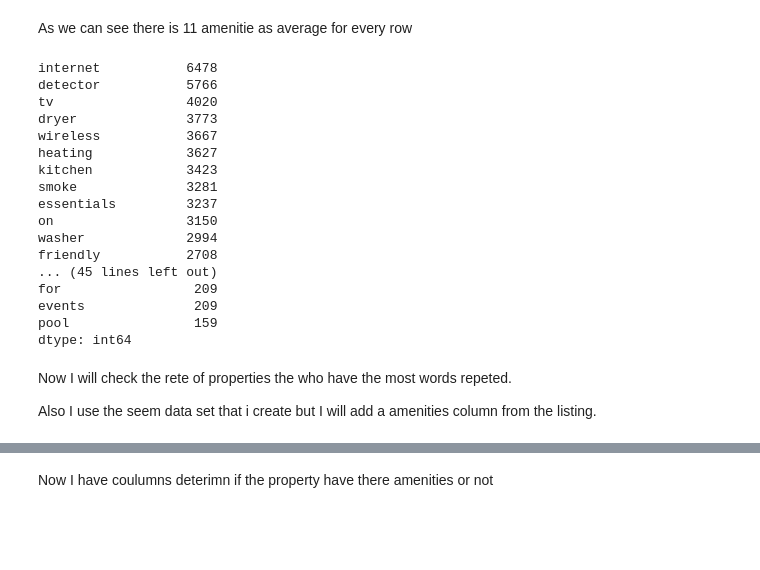
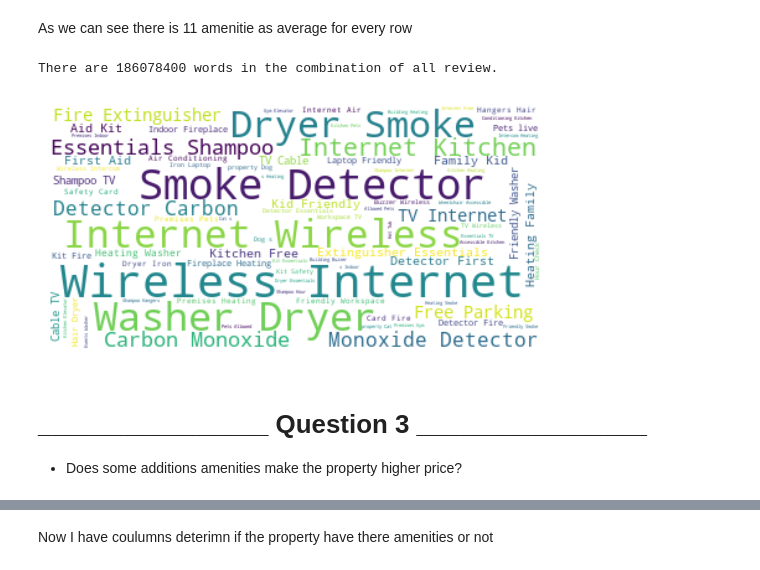
Before and after one commit to SalehAlnafisah/Udacity-Data-Data-Science-Nanodegree, a Jupyter notebook: project1 code.ipynb, the cells around one changed output, grey strips where cells are left out. Saved outputs shown, nothing was run; the diff lists cells and outputs as text; code cells hidden in the pictures; blank space fills up the shorter version.

```diff
--- a/project1 code.ipynb
+++ b/project1 code.ipynb
@@ -291,26 +281,25 @@ As we can see there is 11 amenitie as average for every row
+# %%
+# combine all amenities into one big text
+text = " ".join(amenity for amenity in m1.amenities)
+print ("There are {} words in the combination of all review.".format(len(text)))
+# %% [output]
+There are 186078400 words in the combination of all review.
+# %%
+# Generate a word cloud image
+wordcloud = WordCloud(background_color="white").generate(text)
+# %%
+# Display the generated image:
+# the matplotlib way:
+plt.imshow(wordcloud, interpolation='bilinear')
+plt.axis("off")
+plt.show()
+# %% [output]
+[figure, added]
+# %% [markdown]
+# ________________ Question 3 ________________
+- Does some additions amenities make the property higher price?
 # %%
-amenities_words = df2_2['amenities'].apply(lambda x:" ".join(word.lower() for word in x.split()))
+# let's make series of the amenities then count how many repeted so I can detect which amenities are extrame
+amenities_words = m1['amenities'].apply(lambda x:" ".join(word.lower() for word in x.split()))
 amenities_words=amenities_words.str.replace('[{}\,\"]'," ")
-pd.Series(" ".join(amenities_words).split()).value_counts()[:60]
+amenities_words = pd.Series(" ".join(amenities_words).split()).value_counts()
-# %% [output]
-internet           6478
-detector           5766
-tv                 4020
-dryer              3773
-wireless           3667
-heating            3627
-kitchen            3423
-smoke              3281
-essentials         3237
-on                 3150
-washer             2994
-friendly           2708
-... (45 lines left out)
-for                 209
-events              209
-pool                159
-dtype: int64
-# %% [markdown]
-Now I will check the rete of properties the who have the most words repeted.
-
-Also I use the seem data set that i create but I will add a amenities column from the listing.
```
Also changed, not shown: parts of 27 cells of this notebook.
